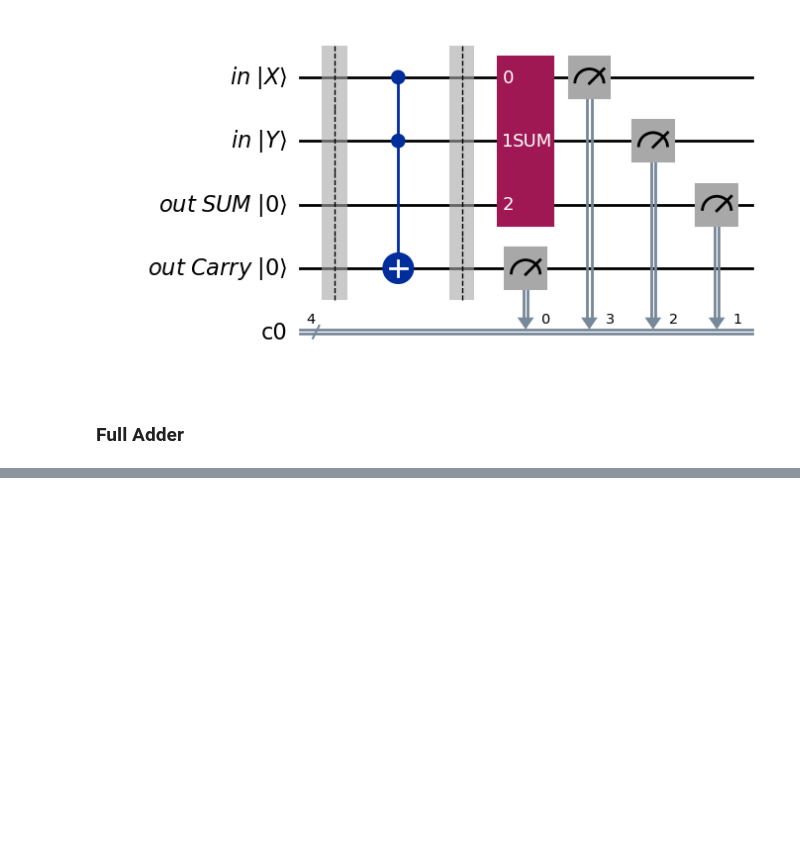
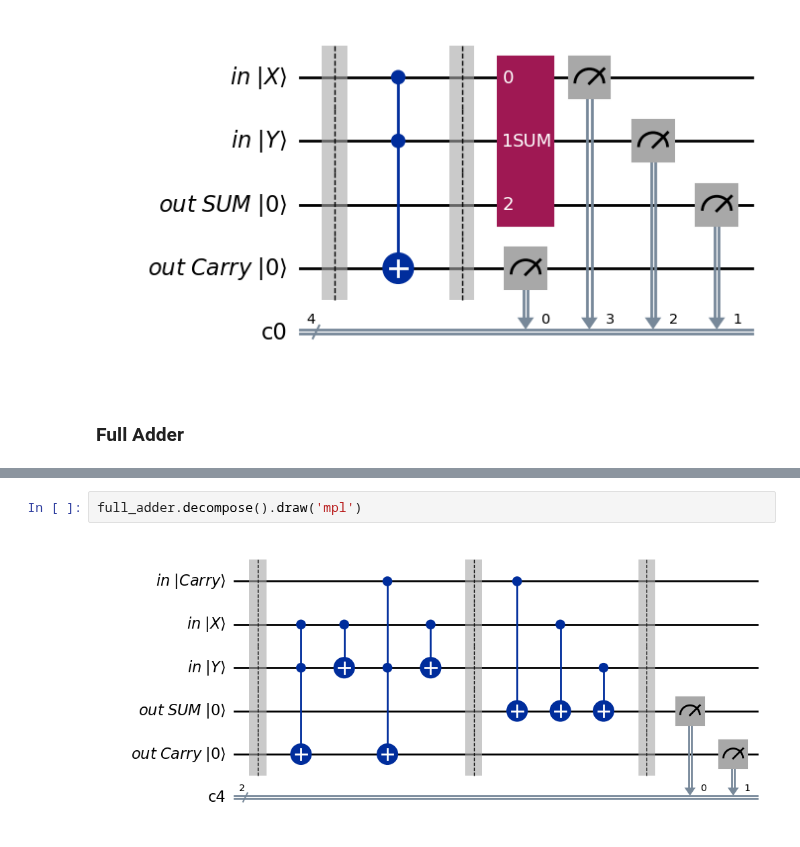
Before and after one commit to elijahkin/amsc698k, a Jupyter notebook: hw3/hw3.ipynb, the cells around one changed output, grey strips where cells are left out. Drawn from its saved outputs; the diff is of its cells as text; blank space fills up the shorter version.

```diff
--- a/hw3/hw3.ipynb
+++ b/hw3/hw3.ipynb
@@ -312,0 +314,4 @@ full_adder.draw('mpl', True)
+# %%
+full_adder.decompose().draw('mpl')
+# %% [output]
+[figure, added]
```
Also changed, not shown: parts of 5 cells of this notebook.
